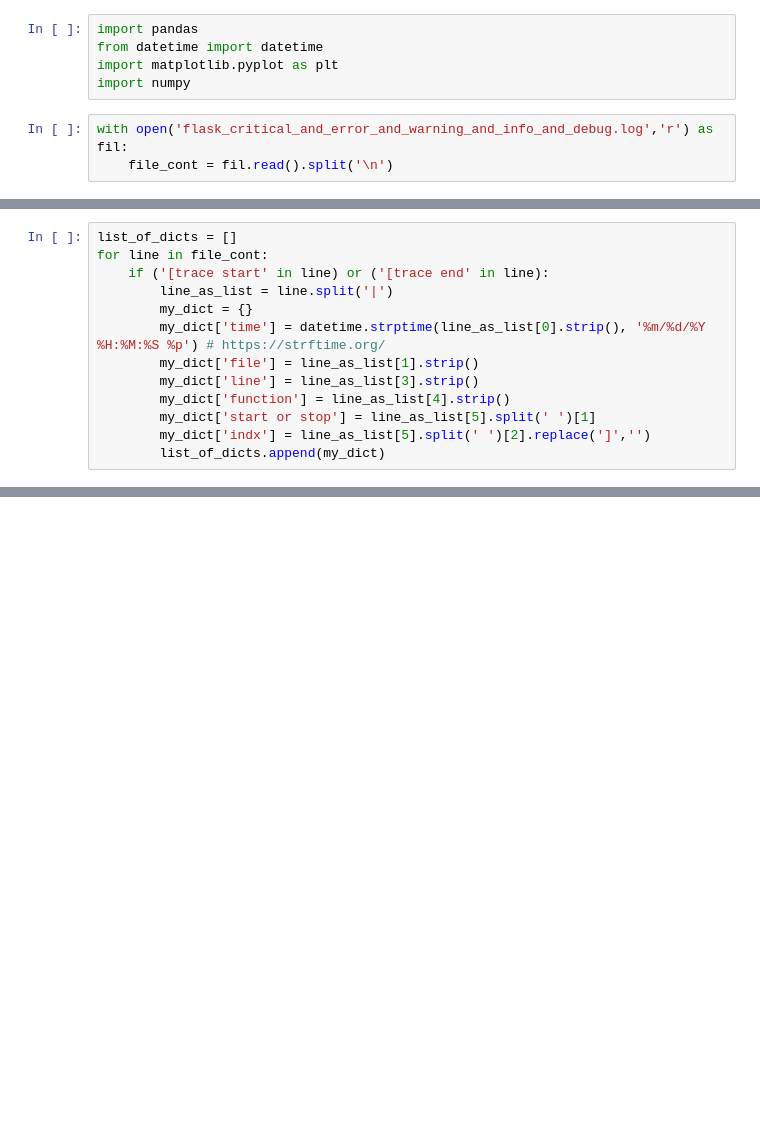
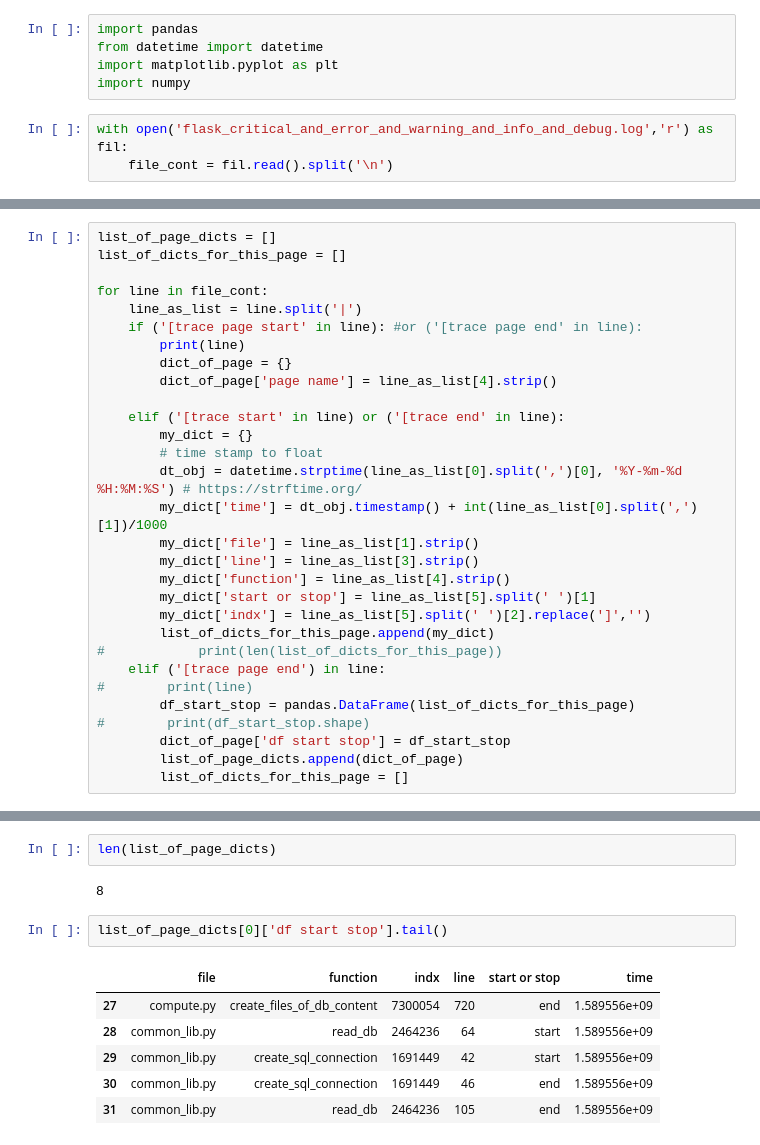
Before and after one commit to allofphysicsgraph/proofofconcept, a Jupyter notebook: v7_pickle_web_interface/flask/introspection/flamegraph.ipynb, the cells around one changed output, grey strips where cells are left out. Drawn from its saved outputs; the diff is of its cells as text; blank space fills up the shorter version.

```diff
--- a/v7_pickle_web_interface/flask/introspection/flamegraph.ipynb
+++ b/v7_pickle_web_interface/flask/introspection/flamegraph.ipynb
@@ -9,13 +46,30 @@ with open('flask_critical_and_error_and_warning_and_info_and_debug.log','r') as
 # %%
-list_of_dicts = []
+list_of_page_dicts = []
+list_of_dicts_for_this_page = []
+
 for line in file_cont:
-    if ('[trace start' in line) or ('[trace end' in line):
-        line_as_list = line.split('|')
+    line_as_list = line.split('|')
+    if ('[trace page start' in line): #or ('[trace page end' in line):
+        print(line)
+        dict_of_page = {}
+        dict_of_page['page name'] = line_as_list[4].strip()
+
+    elif ('[trace start' in line) or ('[trace end' in line):
         my_dict = {}
-        my_dict['time'] = datetime.strptime(line_as_list[0].strip(), '%m/%d/%Y %H:%M:%S %p') # https://strftime.org/
+        # time stamp to float
+        dt_obj = datetime.strptime(line_as_list[0].split(',')[0], '%Y-%m-%d %H:%M:%S') # https://strftime.org/
+        my_dict['time'] = dt_obj.timestamp() + int(line_as_list[0].split(',')[1])/1000
         my_dict['file'] = line_as_list[1].strip()
         my_dict['line'] = line_as_list[3].strip()
         my_dict['function'] = line_as_list[4].strip()
         my_dict['start or stop'] = line_as_list[5].split(' ')[1]
         my_dict['indx'] = line_as_list[5].split(' ')[2].replace(']','')
-        list_of_dicts.append(my_dict)
+        list_of_dicts_for_this_page.append(my_dict)
+#            print(len(list_of_dicts_for_this_page))
+    elif ('[trace page end') in line:
+#        print(line)
+        df_start_stop = pandas.DataFrame(list_of_dicts_for_this_page)
+#        print(df_start_stop.shape)
+        dict_of_page['df start stop'] = df_start_stop
+        list_of_page_dicts.append(dict_of_page)
+        list_of_dicts_for_this_page = []
@@ -40,0 +85,13 @@ numpy.datetime64('2020-05-15T12:48:58.000000000')
+# %%
+len(list_of_page_dicts)
+# %% [output]
+8
+# %%
+list_of_page_dicts[0]['df start stop'].tail()
+# %% [output]
+|  | file | function | indx | line | start or stop | time |
+| 27 | compute.py | create_files_of_db_content | 7300054 | 720 | end | 1.589556e+09 |
+| 28 | common_lib.py | read_db | 2464236 | 64 | start | 1.589556e+09 |
+| 29 | common_lib.py | create_sql_connection | 1691449 | 42 | start | 1.589556e+09 |
+| 30 | common_lib.py | create_sql_connection | 1691449 | 46 | end | 1.589556e+09 |
+| 31 | common_lib.py | read_db | 2464236 | 105 | end | 1.589556e+09 |
```
Also changed, not shown: parts of 16 cells of this notebook.
